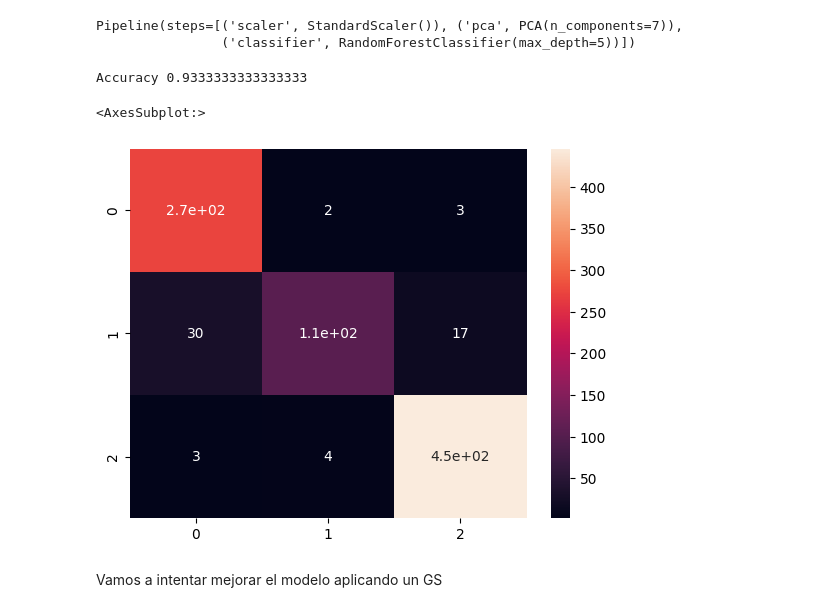
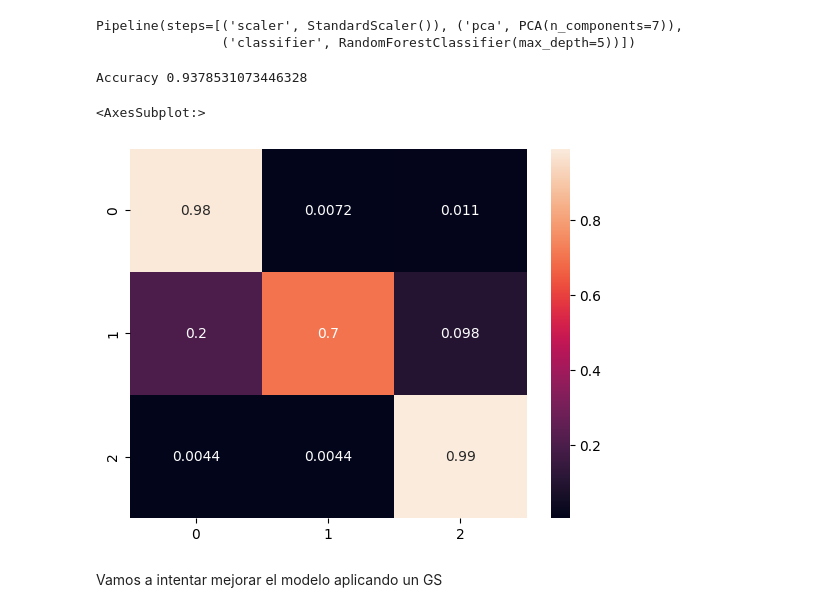
Before and after one commit to JaredR33/Machine-Learning-Project, a Jupyter notebook: Notebooks/proyectoML2 copy.ipynb, the cells around one changed output. Cells and saved outputs as stored; diff of their text form; code cells hidden in the pictures.

```diff
--- a/Notebooks/proyectoML2 copy.ipynb
+++ b/Notebooks/proyectoML2 copy.ipynb
@@ -6,7 +6,7 @@ import numpy as np
 import matplotlib.pyplot as plt
 import seaborn as sns
 # %%
-data = pd.read_csv('data/data_big.csv', sep=';')
+data = pd.read_csv('../data/data_big.csv', sep=';')
 df = data
 data.head()
 # %% [output]
@@ -290,12 +293,12 @@ from sklearn.metrics import accuracy_score, confusion_matrix
 # %%
 print('Accuracy', accuracy_score(y_test, y_pred))
 # %% [output]
-Accuracy 0.9333333333333333
+Accuracy 0.9378531073446328
 # %%
-sns.heatmap(confusion_matrix(y_test,y_pred), annot=True)
+sns.heatmap(confusion_matrix(y_test,y_pred, normalize= 'true'), annot=True)
 # %% [output]
 <AxesSubplot:>
-[figure, old version]
+[figure, new version]
 # %% [markdown]
 Vamos a intentar mejorar el modelo aplicando un GS
 # %%
```
Also changed, not shown: parts of 13 cells of this notebook.
